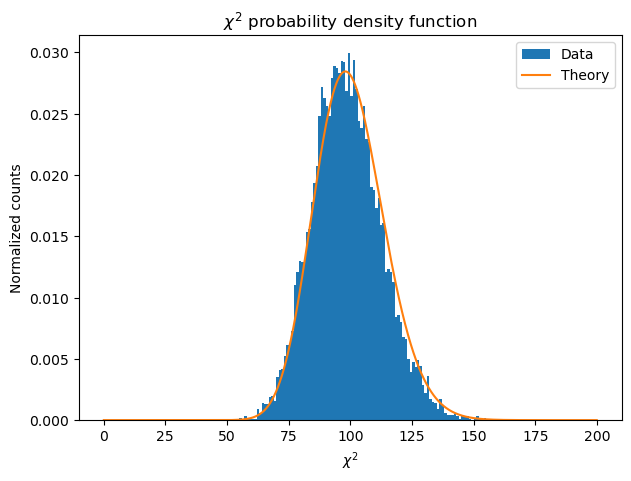
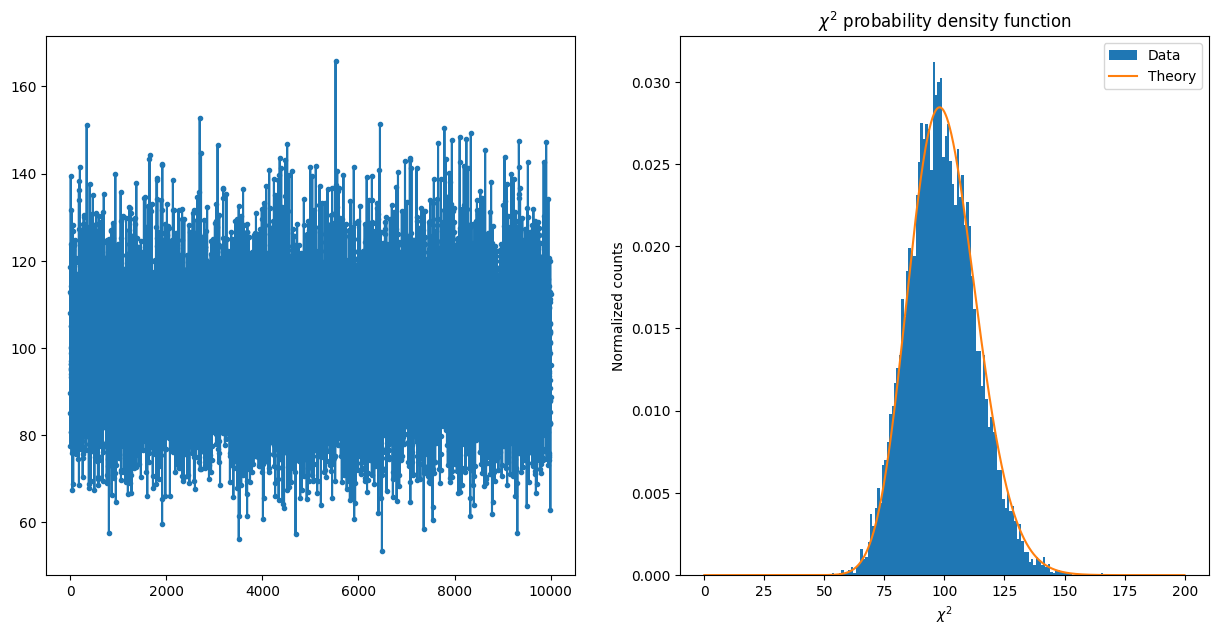
Unified diff of the notebook cell whose output changed from the first chart to the second:
--- before
+++ after
@@ -1,10 +1,14 @@
 chi2 = np.loadtxt("../01-Exercises/OUTPUT/chi2.out")
 
-fig, ax = plt.subplots(1, 1, figsize=(7,5))
+fig, axs = plt.subplots(1, 2, figsize=(15,7))
 xmin, xmax = 0.1, 200
 nbins = 200
 x = np.arange(xmin, xmax, 0.1)
 
+ax = axs[0]
+print(chi2.size)
+ax.plot(range(1, chi2.size+1), chi2, marker=".")
 
+ax = axs[1]
 ax.hist(chi2, bins=nbins, range=(xmin,xmax), density=True, label="Data");
 k = 100

Commit: Finished exercises 1,2,3,6